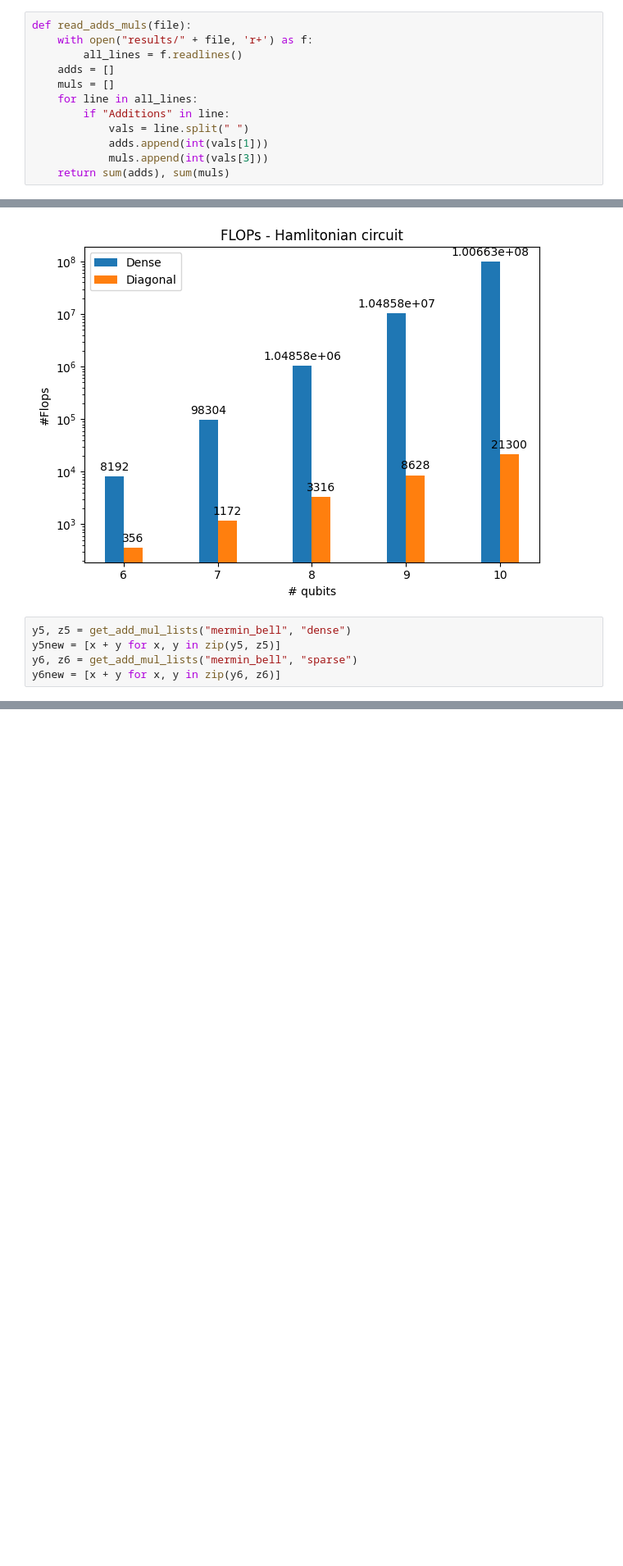
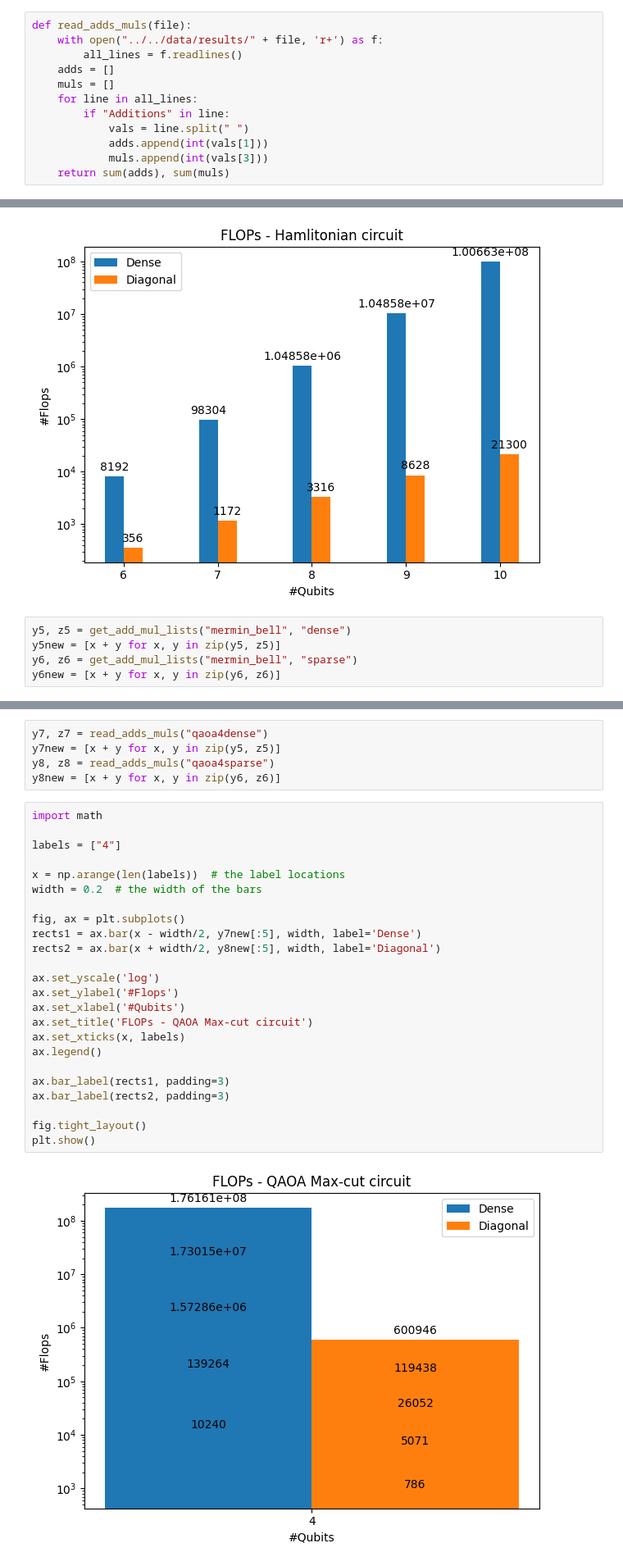
Before and after one commit to srikarchundury/diaq, a Jupyter notebook: benchmarks/analyze.ipynb, the cells around one changed output, grey strips where cells are left out. Shown at 82% size. Drawn from its saved outputs; the diff is of its cells as text; blank space fills up the shorter version.

Commit message:
added max-cut results

```diff
--- a/benchmarks/analyze.ipynb
+++ b/benchmarks/analyze.ipynb
@@ -1,6 +1,6 @@
 # %%
 def read_adds_muls(file):
-    with open("results/" + file, 'r+') as f:
+    with open("../../data/results/" + file, 'r+') as f:
         all_lines = f.readlines()
     adds = []
     muls = []
@@ -120,3 +120,34 @@ fig.tight_layout()
 plt.show()
 # %% [output]
 [figure]
+# %%
+y7, z7 = read_adds_muls("qaoa4dense")
+y7new = [x + y for x, y in zip(y5, z5)]
+y8, z8 = read_adds_muls("qaoa4sparse")
+y8new = [x + y for x, y in zip(y6, z6)]
+# %%
+import math
+
+labels = ["4"]
+
+x = np.arange(len(labels))  # the label locations
+width = 0.2  # the width of the bars
+
+fig, ax = plt.subplots()
+rects1 = ax.bar(x - width/2, y7new[:5], width, label='Dense')
+rects2 = ax.bar(x + width/2, y8new[:5], width, label='Diagonal')
+
+ax.set_yscale('log')
+ax.set_ylabel('#Flops')
+ax.set_xlabel('#Qubits')
+ax.set_title('FLOPs - QAOA Max-cut circuit')
+ax.set_xticks(x, labels)
+ax.legend()
+
+ax.bar_label(rects1, padding=3)
+ax.bar_label(rects2, padding=3)
+
+fig.tight_layout()
+plt.show()
+# %% [output]
+[figure, added]
```
Also changed, not shown: parts of 2 cells of this notebook, 5 other files.
